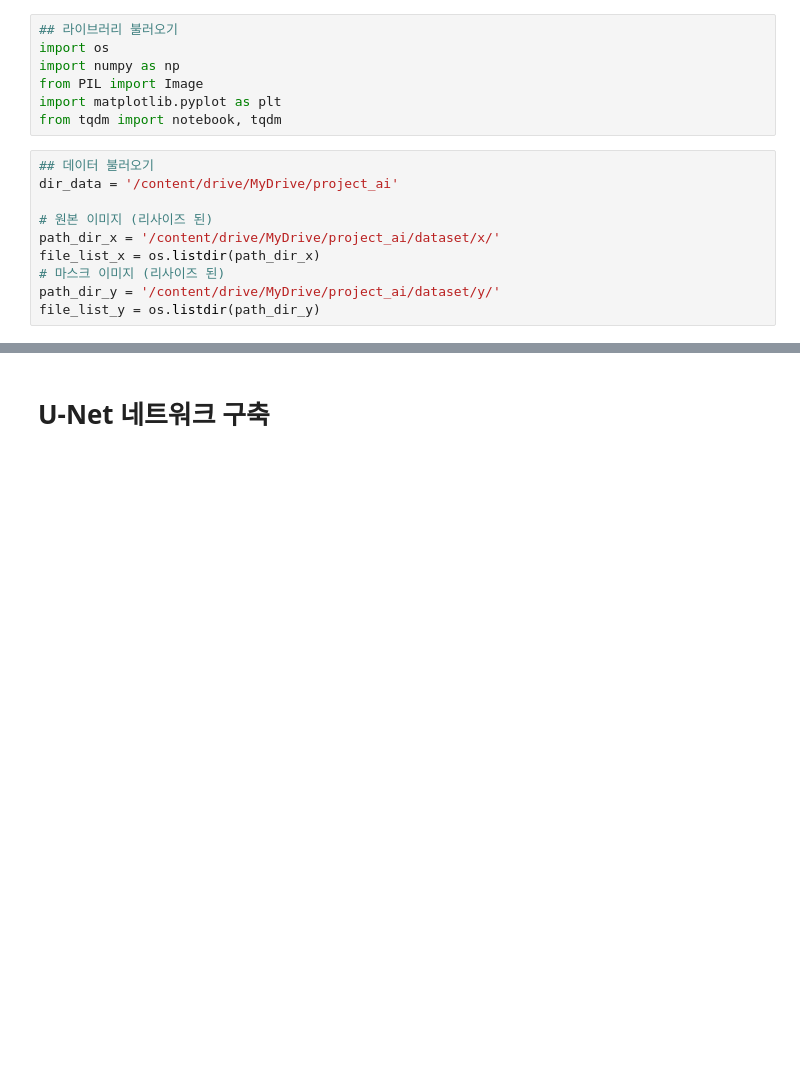
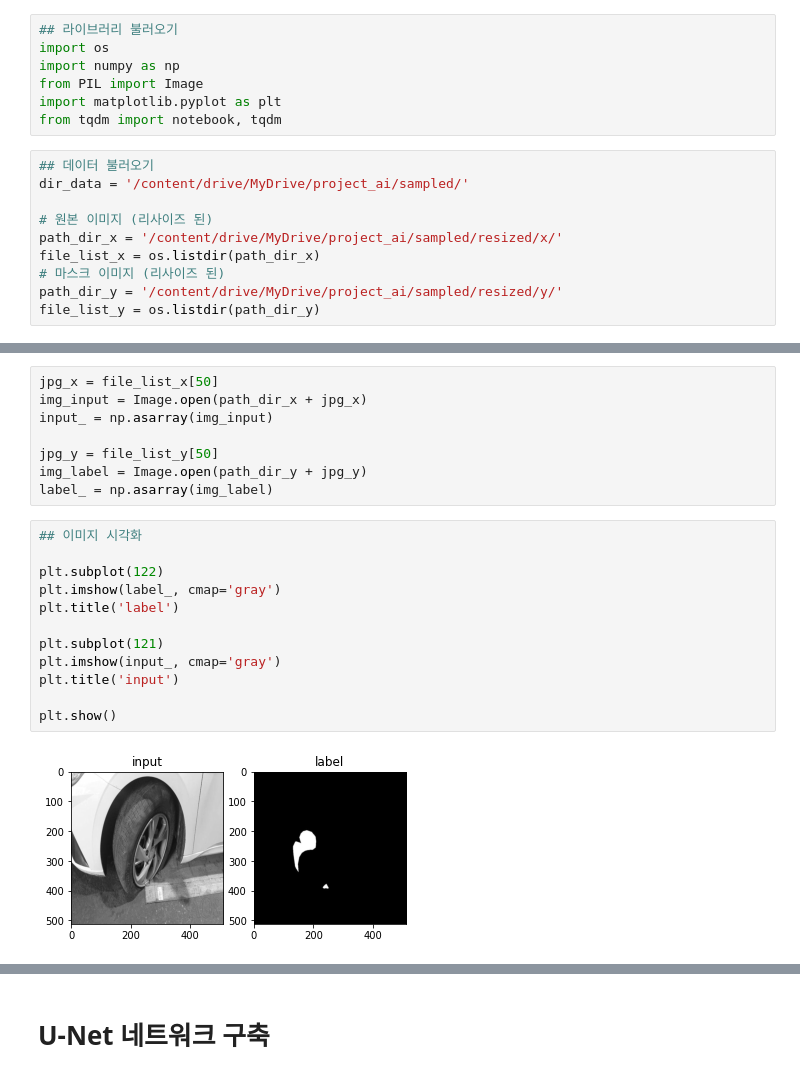
Before and after one commit to UnknwonD/project_ai, a Jupyter notebook: project_ai.ipynb, the cells around one changed output, grey strips where cells are left out. Drawn from its saved outputs; the diff is of its cells as text; blank space fills up the shorter version.

Commit message:
finish the test with 1000 size data

```diff
--- a/project_ai.ipynb
+++ b/project_ai.ipynb
@@ -26,11 +217,11 @@ import matplotlib.pyplot as plt
 from tqdm import notebook, tqdm
 # %%
 ## 데이터 불러오기
-dir_data = '/content/drive/MyDrive/project_ai'
+dir_data = '/content/drive/MyDrive/project_ai/sampled/'
 
 # 원본 이미지 (리사이즈 된)
-path_dir_x = '/content/drive/MyDrive/project_ai/dataset/x/'
+path_dir_x = '/content/drive/MyDrive/project_ai/sampled/resized/x/'
 file_list_x = os.listdir(path_dir_x)
 # 마스크 이미지 (리사이즈 된)
-path_dir_y = '/content/drive/MyDrive/project_ai/dataset/y/'
+path_dir_y = '/content/drive/MyDrive/project_ai/sampled/resized/y/'
 file_list_y = os.listdir(path_dir_y)
@@ -66,0 +313,22 @@ np.random.shuffle(id_frame)
+# %%
+jpg_x = file_list_x[50]
+img_input = Image.open(path_dir_x + jpg_x)
+input_ = np.asarray(img_input)
+
+jpg_y = file_list_y[50]
+img_label = Image.open(path_dir_y + jpg_y)
+label_ = np.asarray(img_label)
+# %%
+## 이미지 시각화
+
+plt.subplot(122)
+plt.imshow(label_, cmap='gray')
+plt.title('label')
+
+plt.subplot(121)
+plt.imshow(input_, cmap='gray')
+plt.title('input')
+
+plt.show()
+# %% [output]
+[figure, added]
```
Also changed, not shown: parts of 36 cells of this notebook.
